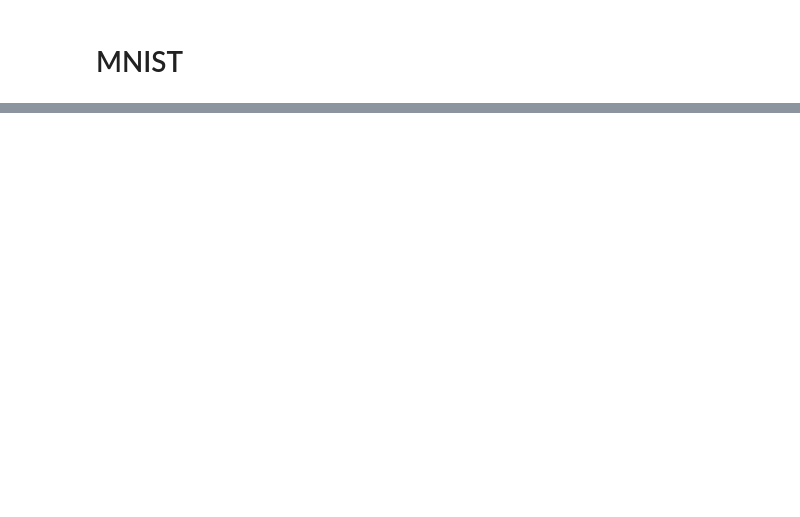
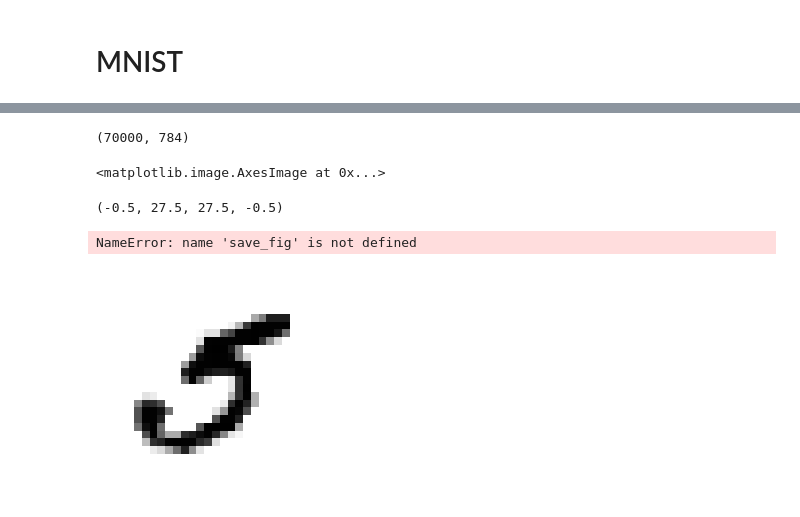
Before and after one commit to rumblefish615/analyze, a Jupyter notebook: handson-ml-master/analyze/chapter3.ipynb, the cells around one changed output, grey strips where cells are left out. Cells and saved outputs as stored; diff of their text form; code cells hidden in the pictures; blank space fills up the shorter version.

```diff
--- a/handson-ml-master/analyze/chapter3.ipynb
+++ b/handson-ml-master/analyze/chapter3.ipynb
@@ -34,0 +29,3 @@ def save_fig(fig_id, tight_layout=True):
+# %%
+mnist = fetch_mldata('MNIST original')
+mnist
@@ -36,7 +44,17 @@ def save_fig(fig_id, tight_layout=True):
 def sort_by_target(mnist):
     reorder_train = np.array(sorted([(target, i) for i, target in enumerate(mnist.target[:60000])]))[:, 1]
     reorder_test = np.array(sorted([(target, i) for i, target in enumerate(mnist.target[60000:])]))[:, 1]
-    mnist.dat[:60000] = mnist.data[reorder_train]
+    mnist.data[:60000] = mnist.data[reorder_train]
     mnist.target[:60000] = mnist.target[reorder_train]
     mnist.data[60000:] = mnist.data[reorder_test + 60000]
     mnist.target[60000:] = mnist.target[reorder_test + 60000]
+# %%
+try:
+    from sklearn.datasets import fetch_openml
+    mnist = fetch_openml('mnist_784', version=1, cache=True)
+    mnist.target = mnist.target.astype(np.int8) # fetch_openml() returns targets as strings
+    sort_by_target(mnist) # fetch_openml() returns an unsorted dataset
+except ImportError:
+    from sklearn.datasets import fetch_mldata
+    mnist = fetch_mldata('MNIST original')
+mnist["data"], mnist["target"]
@@ -42,0 +70,19 @@ def sort_by_target(mnist):
+# %%
+X, y = mnist["data"], mnist["target"]
+X.shape
+# %% [output]
+(70000, 784)
+# %%
+some_digit = X[36000]
+some_digit_image = some_digit.reshape(28, 28)
+plt.imshow(some_digit_image, cmap = mpl.cm.binary,
+           interpolation="nearest")
+plt.axis("off")
+
+save_fig("some_digit_plot")
+plt.show()
+# %% [output]
+<matplotlib.image.AxesImage at 0x...>
+(-0.5, 27.5, 27.5, -0.5)
+NameError: name 'save_fig' is not defined
+[figure, added]
```
Also changed, not shown: parts of 18 cells of this notebook, 2 other files.
